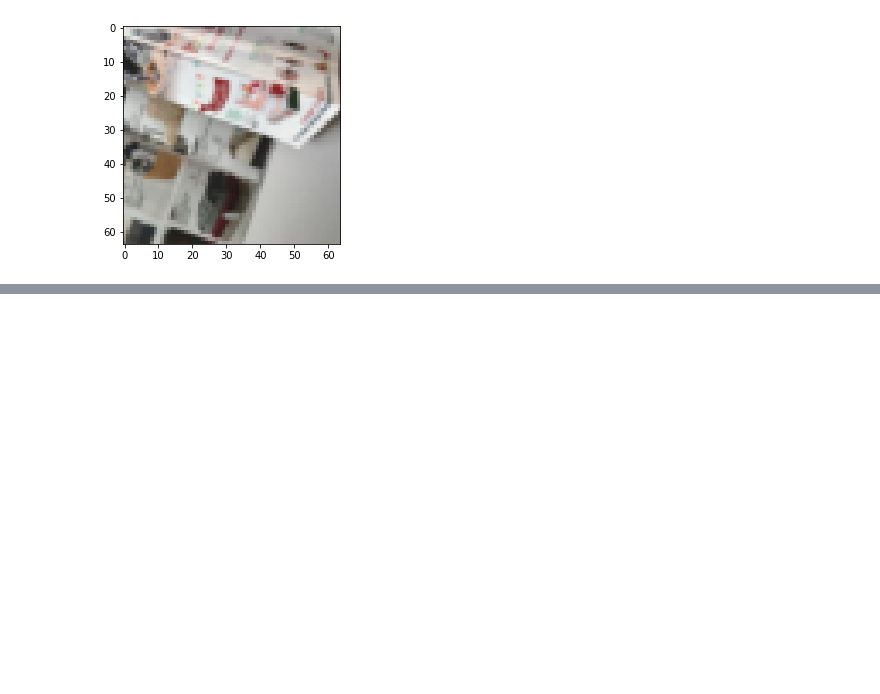
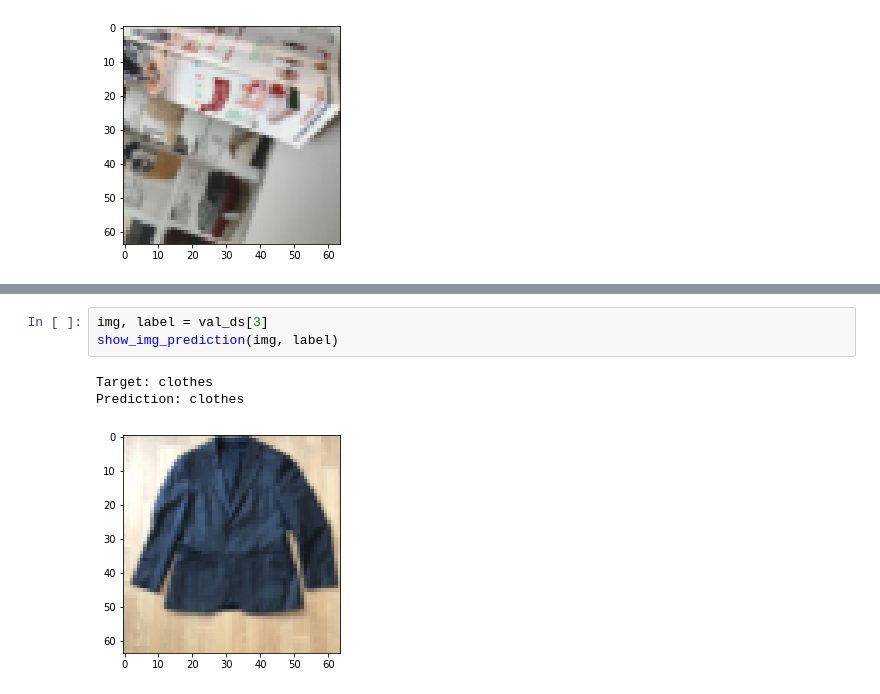
Before and after one commit to krits29/regeneron-house-waste, a Jupyter notebook: regeneron_house_waste.ipynb, the cells around one changed output, grey strips where cells are left out. Cells and saved outputs as stored; diff of their text form; blank space fills up the shorter version.

```diff
--- a/regeneron_house_waste.ipynb
+++ b/regeneron_house_waste.ipynb
@@ -481,0 +496,7 @@ Prediction: paper
+# %%
+img, label = val_ds[3]
+show_img_prediction(img, label)
+# %% [output]
+Target: clothes
+Prediction: clothes
+[figure, added]
```
Also changed, not shown: parts of 3 cells of this notebook.
